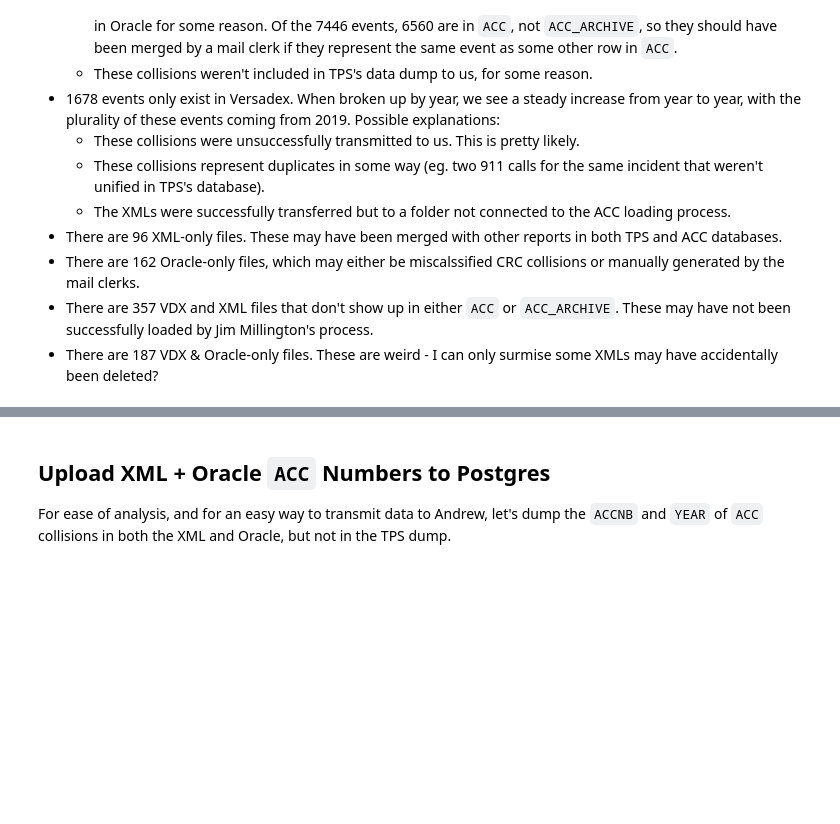
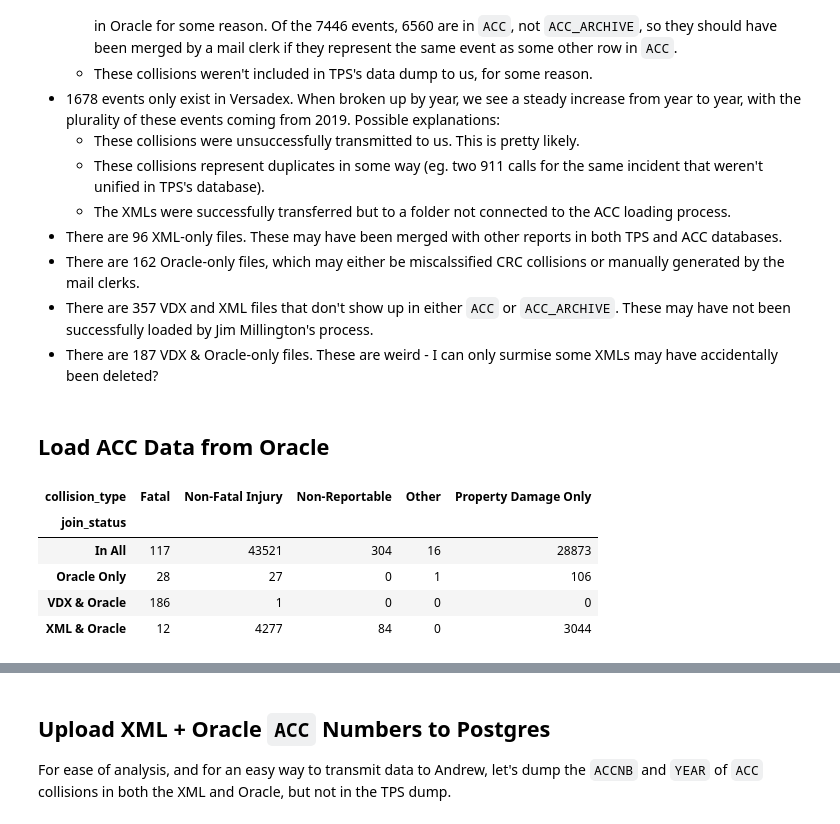
Before and after one commit to CityofToronto/bdit_data-sources, a Jupyter notebook: collisions/notebooks/20210517_mva_tps_check.ipynb, the cells around one changed output, grey strips where cells are left out. Drawn from its saved outputs; the diff is of its cells as text; code cells hidden in the pictures; blank space fills up the shorter version.

```diff
--- a/collisions/notebooks/20210517_mva_tps_check.ipynb
+++ b/collisions/notebooks/20210517_mva_tps_check.ipynb
@@ -613,3 +620,5 @@ These numbers are +/- 2 due to duplicates generated during table merges.
 - There are 162 Oracle-only files, which may either be miscalssified CRC collisions or manually generated by the mail clerks.
 - There are 357 VDX and XML files that don't show up in either `ACC` or `ACC_ARCHIVE`. These may have not been successfully loaded by Jim Millington's process.
 - There are 187 VDX & Oracle-only files. These are weird - I can only surmise some XMLs may have accidentally been deleted?
+# %% [markdown]
+## Load ACC Data from Oracle
@@ -615,0 +650,36 @@ These numbers are +/- 2 due to duplicates generated during table merges.
+# %%
+# Get join status for these ACCNBs.
+df_accdata_js = df_vdx_xml_ocl[['accnb_ocl', 'year_ocl', 'join_status']].copy().dropna()
+df_accdata_js['accnb_ocl'] = df_accdata_js['accnb_ocl'].astype(int)
+df_accdata_js['year_ocl'] = df_accdata_js['year_ocl'].astype(int)
+
+df_accdata = pd.merge(df_accdata_js, df_accdata_raw,
+                      how='left',
+                      left_on=('accnb_ocl', 'year_ocl'),
+                      right_on=('ACCNB', 'ACCYEAR'))
+# %%
+sql_query = """SELECT * FROM collision_factors.acclass;"""
+
+with psycopg2.connect(**postgres_settings) as db_con:
+    df_acclass = pd.read_sql(sql_query, db_con)
+
+
+df_collision_type = pd.merge(df_accdata[['ACCNB', 'ACCYEAR', 'ACCLASS']], df_acclass,
+                             how='left', left_on='ACCLASS',
+                             right_on='acclass')
+df_collision_type = df_collision_type[['ACCNB', 'ACCYEAR', 'description']]
+df_collision_type.columns = ['ACCNB', 'ACCYEAR', 'collision_type']
+# %%
+df_accdata = pd.merge(df_accdata, df_collision_type,
+                      how='left',
+                      left_on=('ACCNB', 'ACCYEAR'),
+                      right_on=('ACCNB', 'ACCYEAR'))
+# %%
+df_accdata.groupby(['join_status', 'collision_type'])['ACCNB'].nunique().unstack(fill_value=0)
+# %% [output]
+| collision_type | Fatal | Non-Fatal Injury | Non-Reportable | Other | Property Damage Only |
+| join_status |  |  |  |  |  |
+| In All | 117 | 43521 | 304 | 16 | 28873 |
+| Oracle Only | 28 | 27 | 0 | 1 | 106 |
+| VDX & Oracle | 186 | 1 | 0 | 0 | 0 |
+| XML & Oracle | 12 | 4277 | 84 | 0 | 3044 |
```
Also changed, not shown: parts of 15 cells of this notebook.
